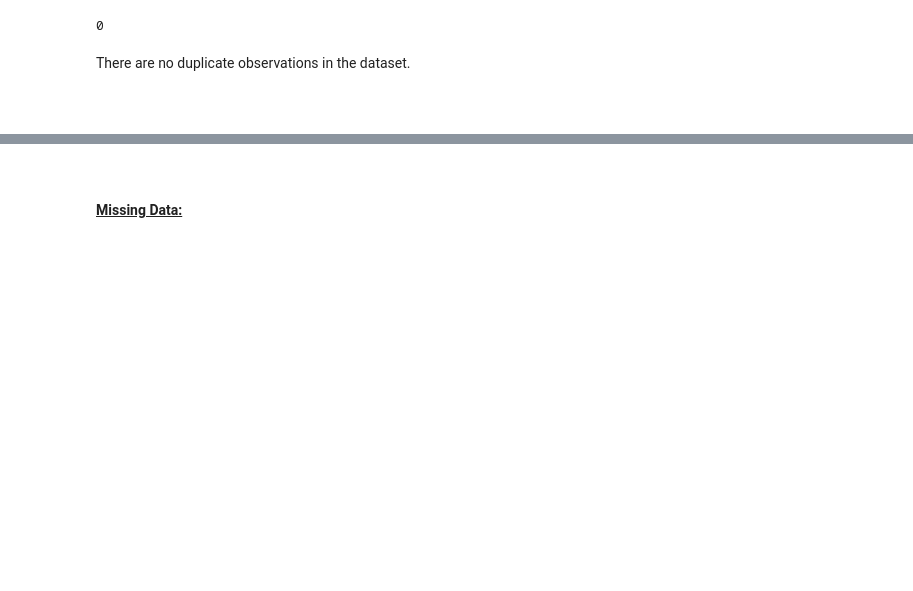
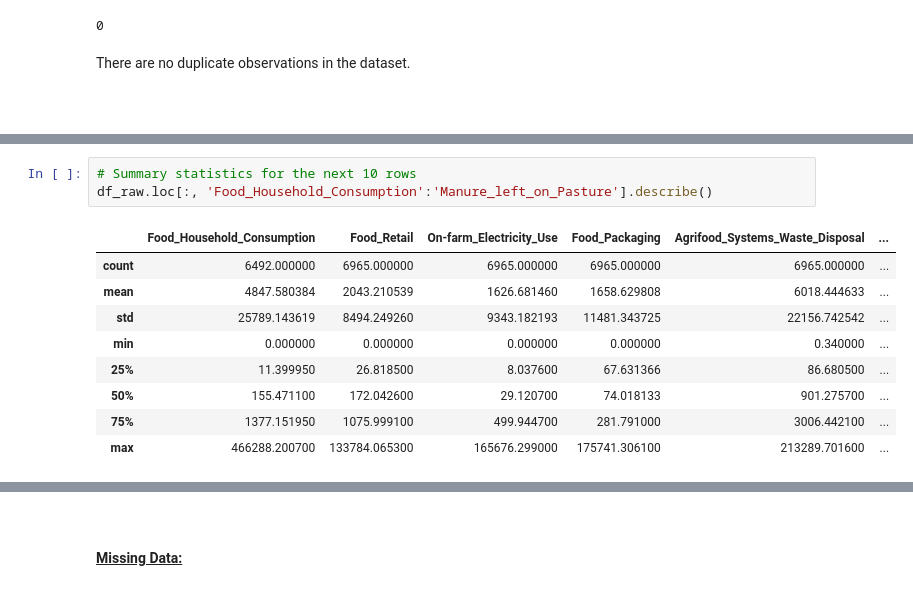
Before and after one commit to DuPlessisErich/MLRegression, a Jupyter notebook: Regression Notebook.ipynb, the cells around one changed output, grey strips where cells are left out. Cells and saved outputs as stored; diff of their text form; blank space fills up the shorter version.

```diff
--- a/Regression Notebook.ipynb
+++ b/Regression Notebook.ipynb
@@ -162,0 +204,13 @@ Firstly, visualise the data distribution of each feature through a box plot to i
+# %%
+# Summary statistics for the next 10 rows
+df_raw.loc[:, 'Food_Household_Consumption':'Manure_left_on_Pasture'].describe()
+# %% [output]
+|  | Food_Household_Consumption | Food_Retail | On-farm_Electricity_Use | Food_Packaging | Agrifood_Systems_Waste_Disposal | ... |
+| count | 6492.000000 | 6965.000000 | 6965.000000 | 6965.000000 | 6965.000000 | ... |
+| mean | 4847.580384 | 2043.210539 | 1626.681460 | 1658.629808 | 6018.444633 | ... |
+| std | 25789.143619 | 8494.249260 | 9343.182193 | 11481.343725 | 22156.742542 | ... |
+| min | 0.000000 | 0.000000 | 0.000000 | 0.000000 | 0.340000 | ... |
+| 25% | 11.399950 | 26.818500 | 8.037600 | 67.631366 | 86.680500 | ... |
+| 50% | 155.471100 | 172.042600 | 29.120700 | 74.018133 | 901.275700 | ... |
+| 75% | 1377.151950 | 1075.999100 | 499.944700 | 281.791000 | 3006.442100 | ... |
+| max | 466288.200700 | 133784.065300 | 165676.299000 | 175741.306100 | 213289.701600 | ... |
```
Also changed, not shown: parts of 23 cells of this notebook.
